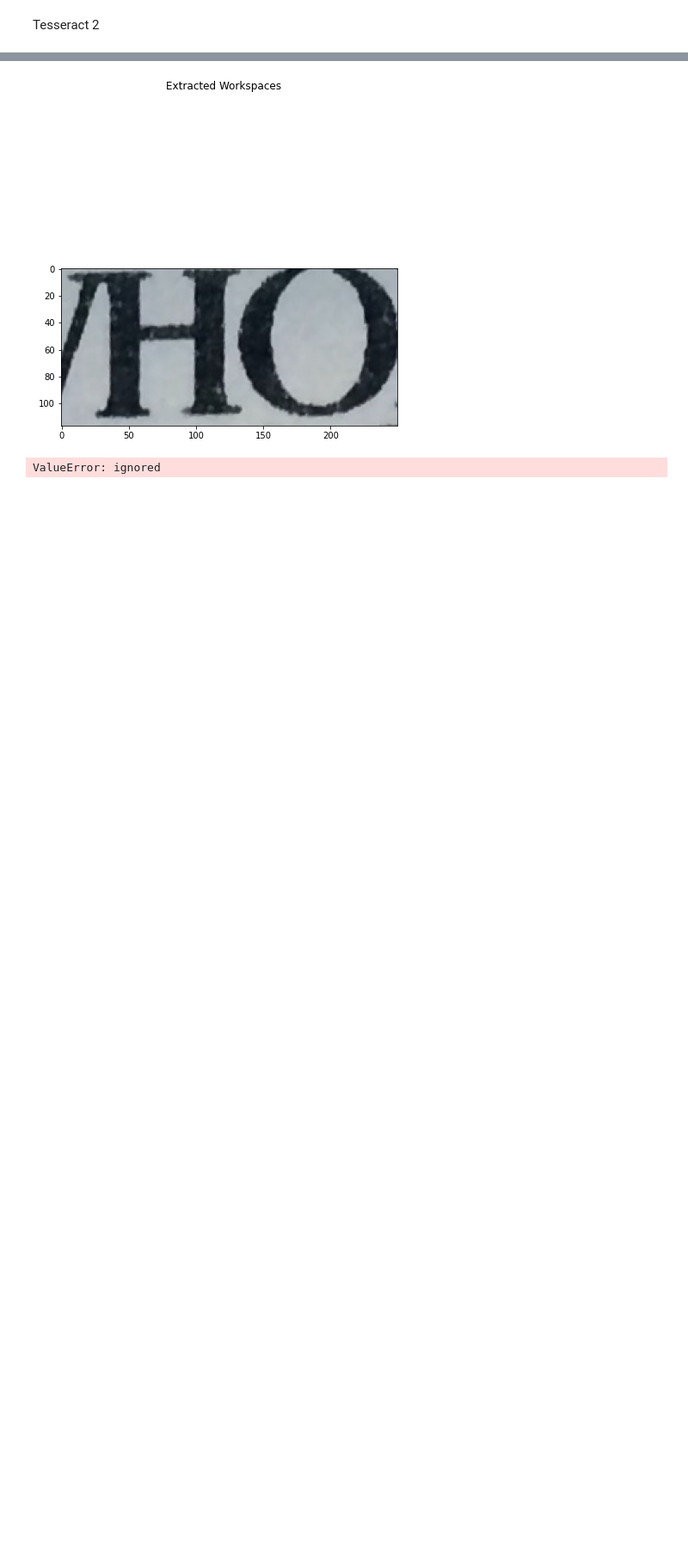
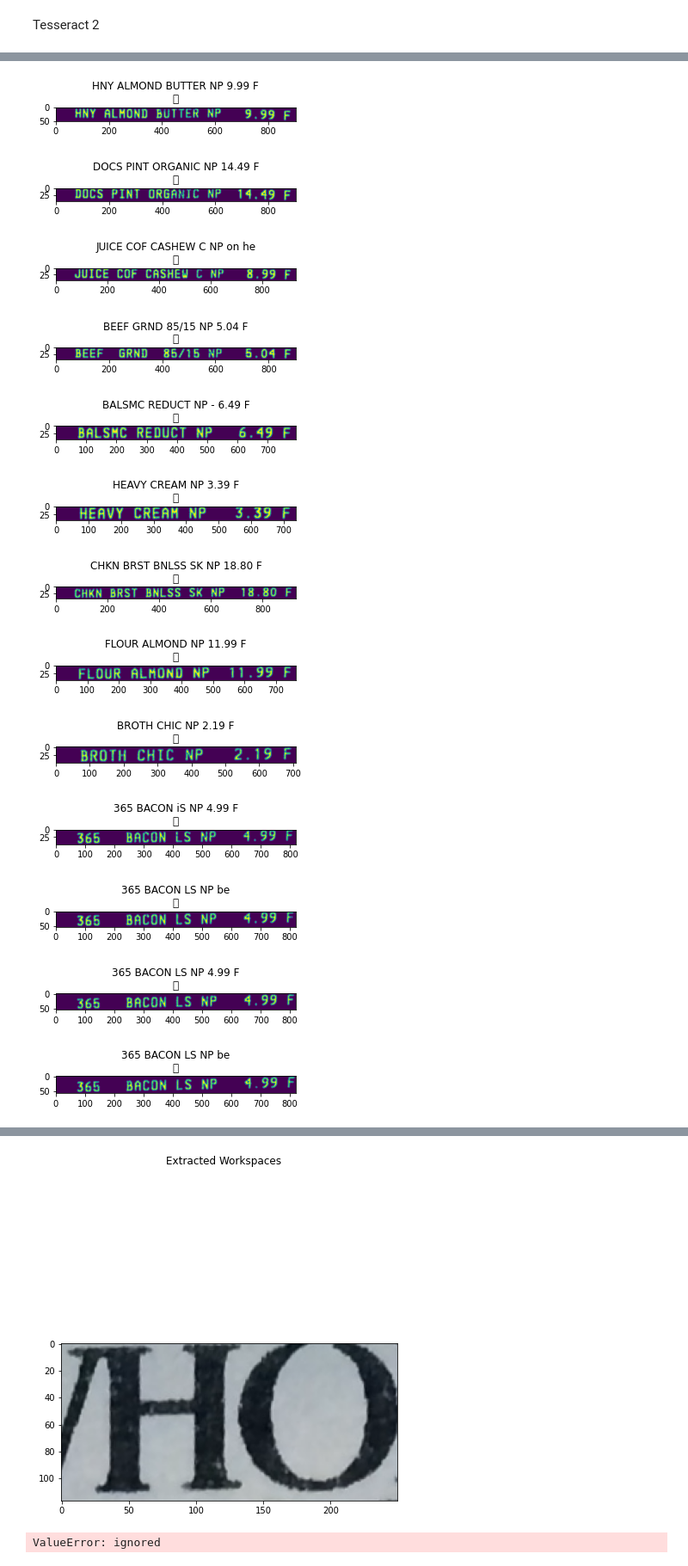
Before and after one commit to titocampos/estudo-crm, a Jupyter notebook: Tesseract.ipynb, the cells around one changed output, grey strips where cells are left out. Shown at 86% size. Cells and saved outputs as stored; diff of their text form; code cells hidden in the pictures; blank space fills up the shorter version.

```diff
--- a/Tesseract.ipynb
+++ b/Tesseract.ipynb
@@ -417,8 +422,10 @@ def alignImage(image, rotate=None, resize=800):
     image = imutils.rotate(image, 90)
 
   orig = image.copy()
-  ratio = image.shape[0] / resize
-  image = imutils.resize(image, height = resize)
+  ratio = 1
+  if resize:
+    ratio = image.shape[0] / resize
+    image = imutils.resize(image, height = resize)
 
   # convert the image to grayscale, blur it, and find edges
   # in the image
@@ -506,11 +513,22 @@ def sort_contours(cnts, method="left-to-right"):
 
     # return the list of sorted contours and bounding boxes
     return (cnts, boundingBoxes)
+
+def rect2Pts(rect):
+   pts[0][0][0] = rect[0]
+   pts[0][0][1] = rect[1]
+   pts[1][0][0] = rect[0] + rect[2]
+   pts[1][0][1] = rect[1]
+
+
+ # a = np.array([[[ 973,  257]], [[ 464,  282]], [[ 529, 1128]], [[1101, 1045]]])
+
+#print(order_points(a.reshape(4, 2)))
 # %%
 args={}
 args['image'] = 'images/receipt.jpg'
 
-image = alignImage(cv2.imread(args["image"]), 90)
+image = alignImage(cv2.imread(args["image"]), 90, 1200)
 
 v_lines, h_lines = finding_box(image)
 
@@ -581,0 +580,61 @@ line (145, 1660, 510, 30)
+# %%
+# https://stackoverflow.com/questions/50777688/finding-contours-with-lines-of-text-in-opencv
+# 1. Find the optimum threshold to binarize your image. I used Otsu threshold.
+# 2. Find the suitable morphological operation that will form a single region along the horizontal direction. Choose a kernel that is larger in width than the height.
+# 3. Draw bounding boxes over the resulting contours
+args={}
+args['image'] = 'images/receipt.jpg'
+
+image = alignImage(cv2.imread(args["image"]), 90, 1200)
+
+#line (0, 875, 1112, 755)
+#crop_img = img[y:y+h, x:x+w]
+cropped = image[865:(865 + 790), 70:(70+1050)]
+
+gray = cv2.cvtColor(cropped, cv2.COLOR_BGR2GRAY)
+#gray = cv2.GaussianBlur(gray, (5, 5), 0)
+
+#--- performing Otsu threshold ---
+ret,thresh = cv2.threshold(gray, 130, 255, cv2.THRESH_BINARY_INV)
+
+#--- choosing the right kernel
+#--- kernel size of 3 rows (to join dots above letters 'i' and 'j')
+#--- and 150 columns to join neighboring letters in words and neighboring words
+rect_kernel = cv2.getStructuringElement(cv2.MORPH_RECT, (150, 3))
+dilation = cv2.dilate(thresh, rect_kernel, iterations = 1)
+
+#---Finding contours ---
+contours, hierarchy = cv2.findContours(dilation, cv2.RETR_EXTERNAL, cv2.CHAIN_APPROX_NONE)
+
+final = cropped.copy()
+for cnt in contours:
+  x, y, w, h = cv2.boundingRect(cnt)
+  if w > 150:
+    tmp = thresh[y-3:(y-3+h+6), x:(x+w)]
+    tmp = cv2.GaussianBlur(tmp, (7, 7), 0)
+    title = pytesseract.image_to_string(tmp, lang='eng', config='--psm 6')
+    cv2.rectangle(final, (x, y), (x + w, y + h), (0, 255, 0), 2)
+#    print(title)
+    plt.figure(figsize=(5,5))
+    plt.title(title)
+    plt.imshow(tmp)
+
+_, axs = plt.subplots(1, 5, figsize=(30, 30))
+axs = axs.flatten()
+for img, ax in zip([cropped, gray, thresh, dilation, final], axs):
+    ax.imshow(img)
+plt.show()
+# %% [output]
+[figure, added]
+[figure, added]
+[figure, added]
+[figure, added]
+[figure, added]
+[figure, added]
+[figure, added]
+[figure, added]
+[figure, added]
+[figure, added]
+[figure, added]
+[figure, added]
+[figure, added]
```
Also changed, not shown: parts of 5 cells of this notebook.
